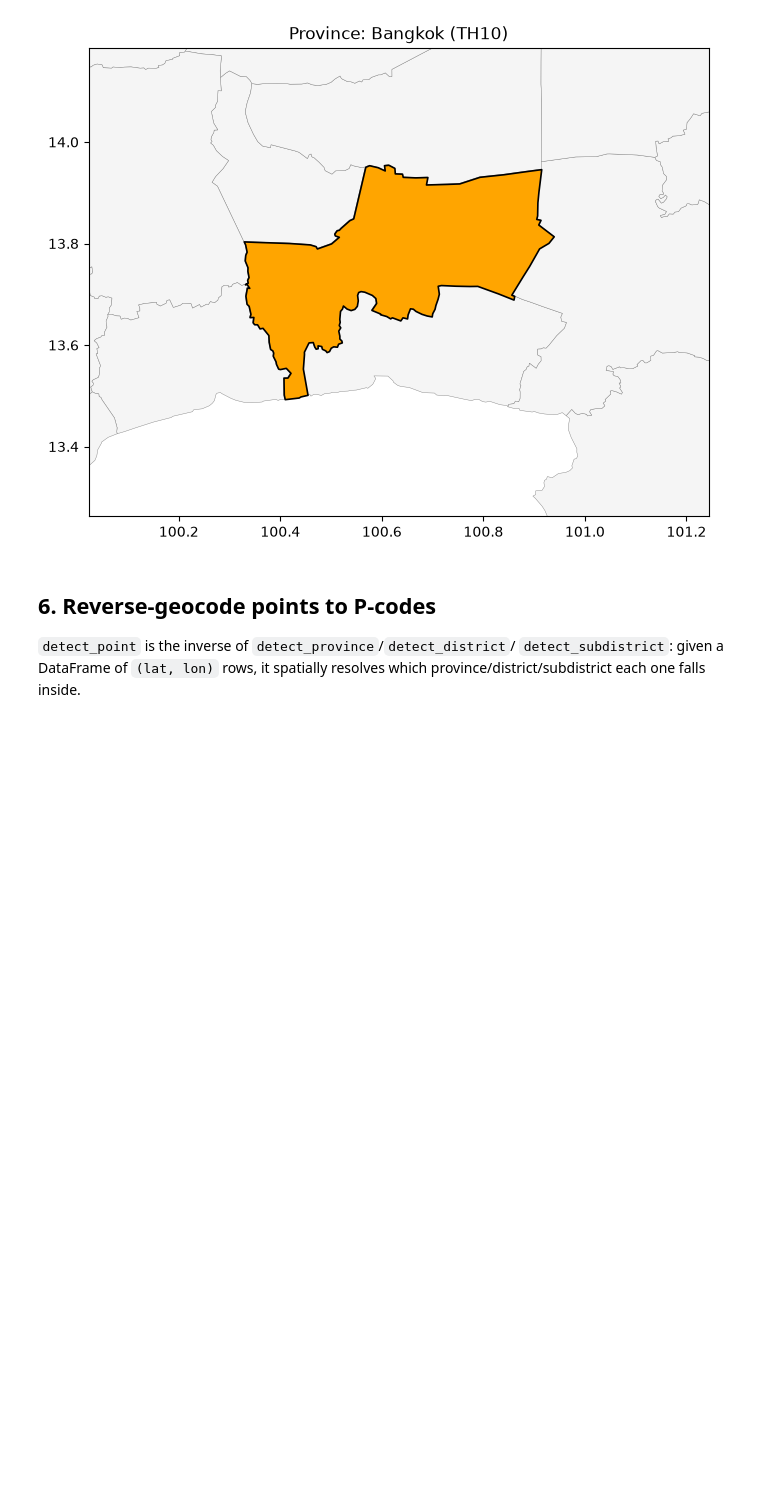
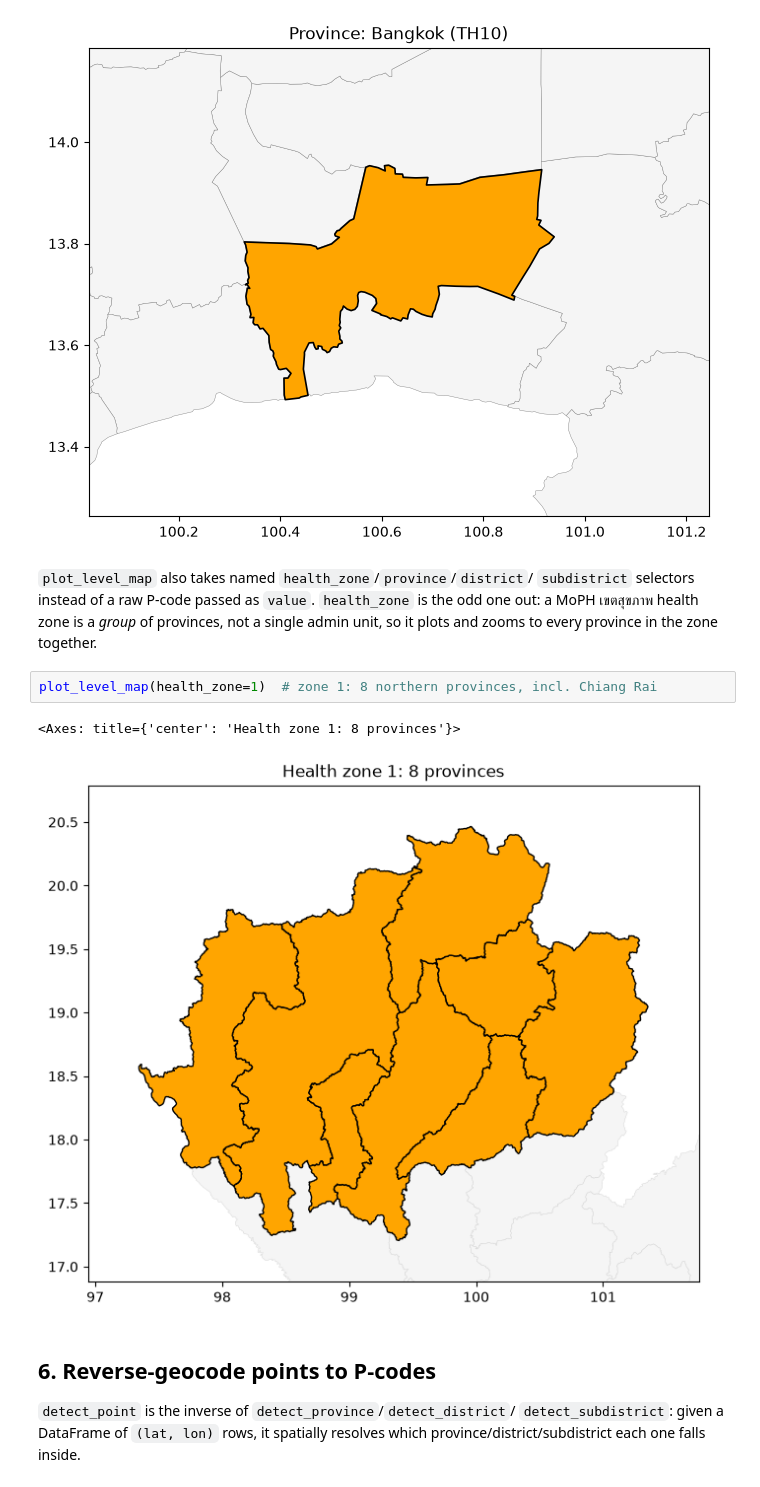
Before and after one commit to nongwarodom/spatialdetection, a Jupyter notebook: notebooks/quickstart.ipynb, the cells around one changed output. Drawn from its saved outputs; the diff is of its cells as text; blank space fills up the shorter version.

```diff
--- a/notebooks/quickstart.ipynb
+++ b/notebooks/quickstart.ipynb
@@ -127,6 +127,16 @@ plot_level_map("TH10")
 level=province, lat=13.7718, lon=100.6234
 <Axes: title={'center': 'Province: Bangkok (TH10)'}>
 [figure]
+# %% [markdown]
+`plot_level_map` also takes named `health_zone`/`province`/`district`/
+`subdistrict` selectors instead of a raw P-code passed as `value`. `health_zone` is
+the odd one out: a MoPH เขตสุขภาพ health zone is a *group* of provinces, not a
+single admin unit, so it plots and zooms to every province in the zone together.
+# %%
+plot_level_map(health_zone=1)  # zone 1: 8 northern provinces, incl. Chiang Rai
+# %% [output]
+<Axes: title={'center': 'Health zone 1: 8 provinces'}>
+[figure, added]
 # %% [markdown]
 ## 6. Reverse-geocode points to P-codes
 
```
Also changed, not shown: parts of 5 cells of this notebook, 8 other files.
